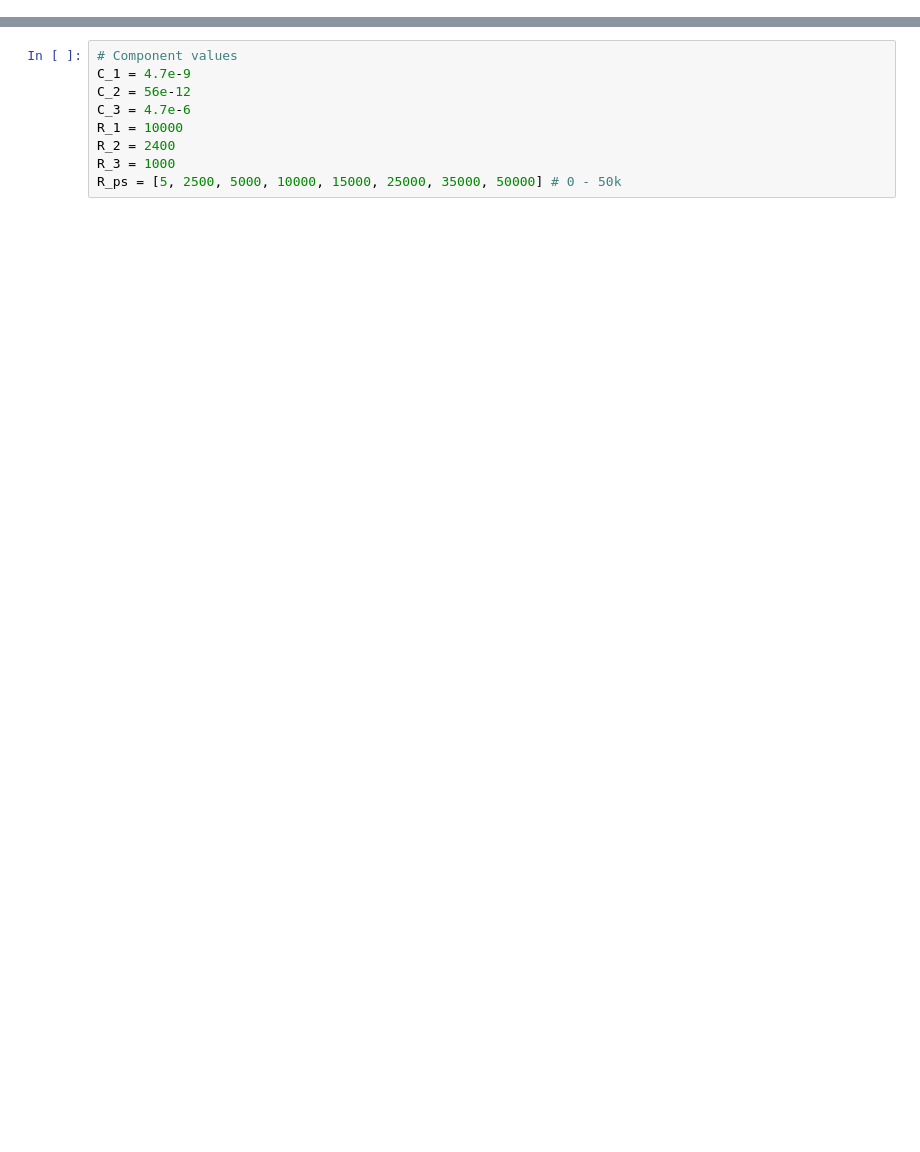
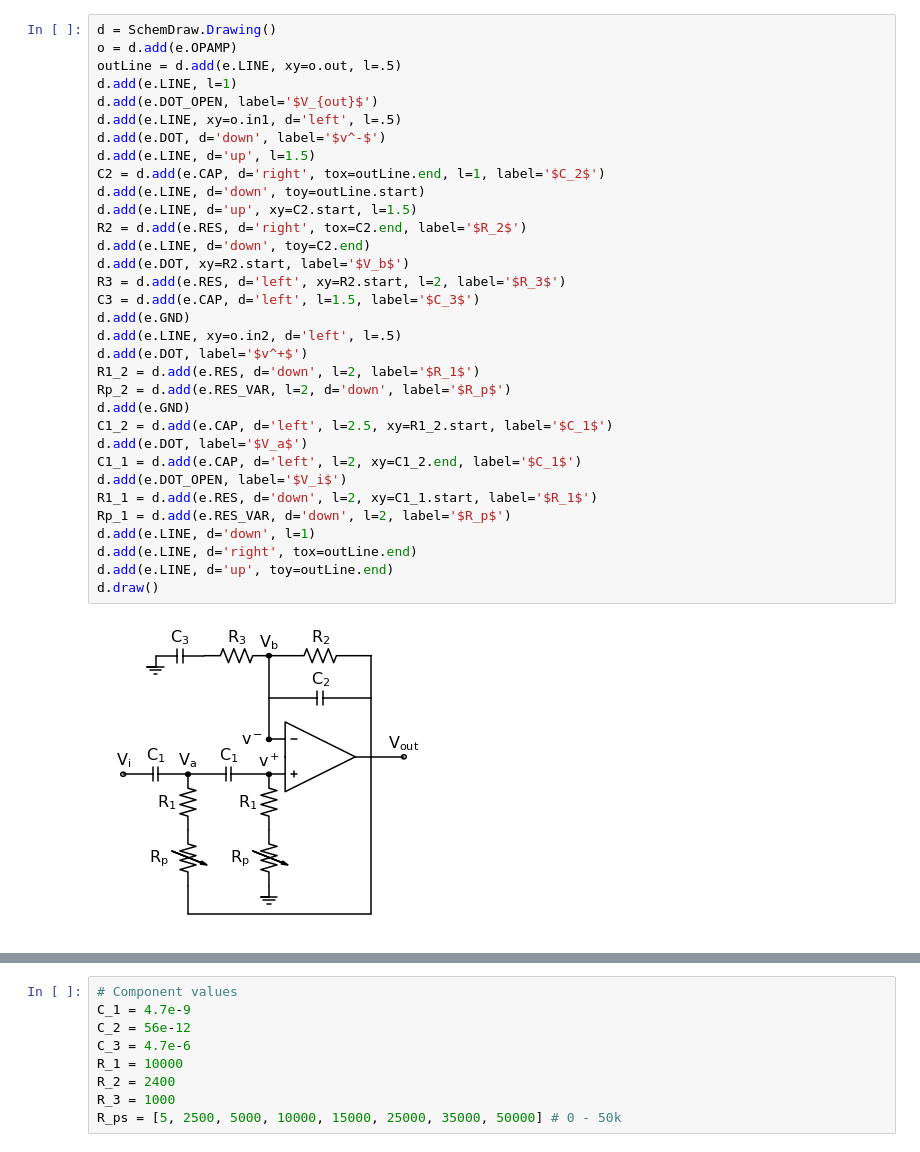
Before and after one commit to jatinchowdhury18/Aphex_Exciter, a Jupyter notebook: Simulations/Filter.ipynb, the cells around one changed output, grey strips where cells are left out. Saved outputs shown, nothing was run; the diff lists cells and outputs as text; blank space fills up the shorter version.

```diff
--- a/Simulations/Filter.ipynb
+++ b/Simulations/Filter.ipynb
@@ -5,0 +14,35 @@ import matplotlib.pyplot as plt
+# %%
+d = SchemDraw.Drawing()
+o = d.add(e.OPAMP)
+outLine = d.add(e.LINE, xy=o.out, l=.5)
+d.add(e.LINE, l=1)
+d.add(e.DOT_OPEN, label='$V_{out}$')
+d.add(e.LINE, xy=o.in1, d='left', l=.5)
+d.add(e.DOT, d='down', label='$v^-$')
+d.add(e.LINE, d='up', l=1.5)
+C2 = d.add(e.CAP, d='right', tox=outLine.end, l=1, label='$C_2$')
+d.add(e.LINE, d='down', toy=outLine.start)
+d.add(e.LINE, d='up', xy=C2.start, l=1.5)
+R2 = d.add(e.RES, d='right', tox=C2.end, label='$R_2$')
+d.add(e.LINE, d='down', toy=C2.end)
+d.add(e.DOT, xy=R2.start, label='$V_b$')
+R3 = d.add(e.RES, d='left', xy=R2.start, l=2, label='$R_3$')
+C3 = d.add(e.CAP, d='left', l=1.5, label='$C_3$')
+d.add(e.GND)
+d.add(e.LINE, xy=o.in2, d='left', l=.5)
+d.add(e.DOT, label='$v^+$')
+R1_2 = d.add(e.RES, d='down', l=2, label='$R_1$')
+Rp_2 = d.add(e.RES_VAR, l=2, d='down', label='$R_p$')
+d.add(e.GND)
+C1_2 = d.add(e.CAP, d='left', l=2.5, xy=R1_2.start, label='$C_1$')
+d.add(e.DOT, label='$V_a$')
+C1_1 = d.add(e.CAP, d='left', l=2, xy=C1_2.end, label='$C_1$')
+d.add(e.DOT_OPEN, label='$V_i$')
+R1_1 = d.add(e.RES, d='down', l=2, xy=C1_1.start, label='$R_1$')
+Rp_1 = d.add(e.RES_VAR, d='down', l=2, label='$R_p$')
+d.add(e.LINE, d='down', l=1)
+d.add(e.LINE, d='right', tox=outLine.end)
+d.add(e.LINE, d='up', toy=outLine.end)
+d.draw()
+# %% [output]
+[figure, added]
```
Also changed, not shown: parts of 11 cells of this notebook.
